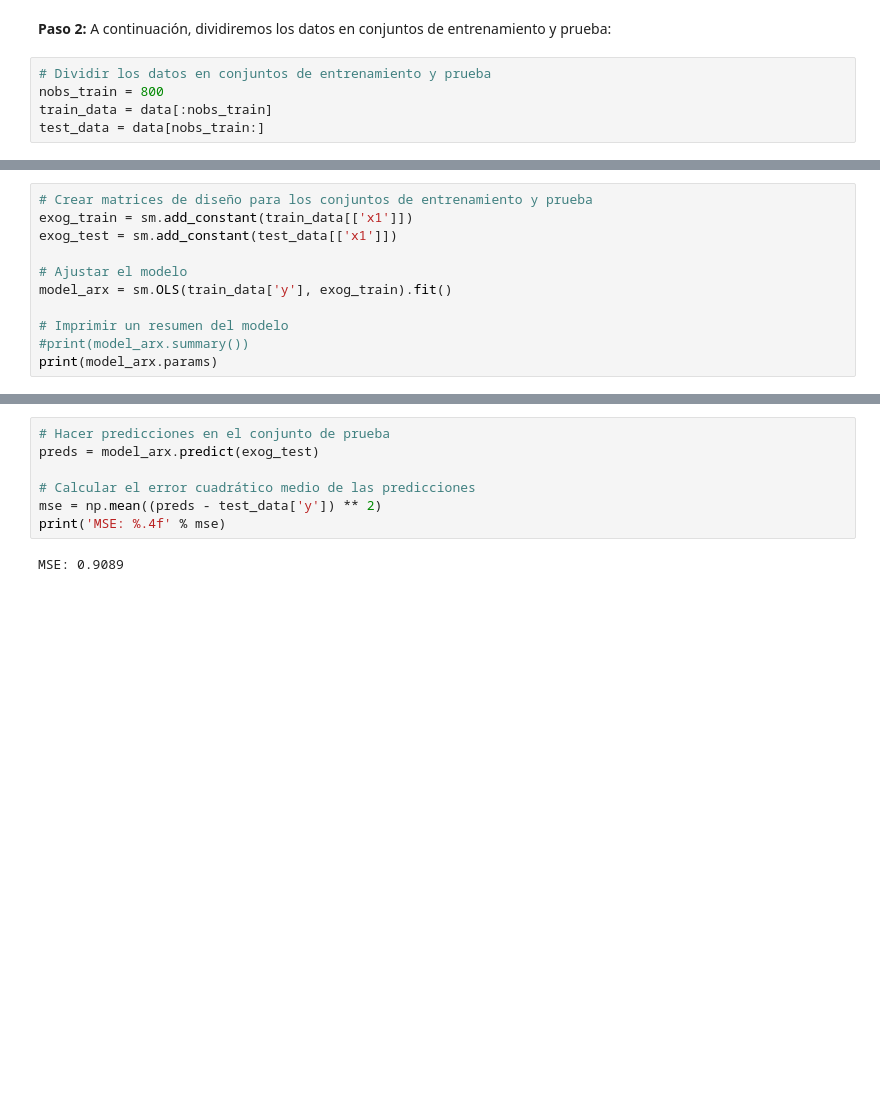
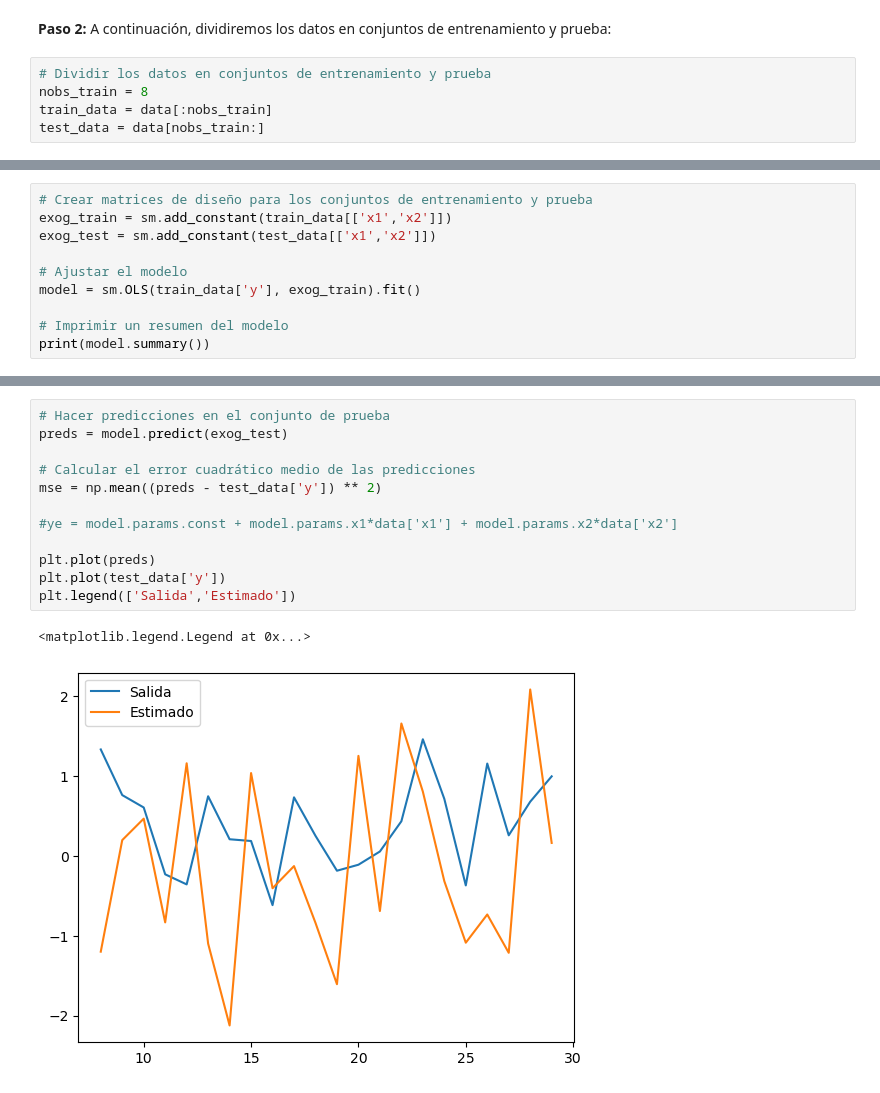
Before and after one commit to jairocuellar/System_identification, a Jupyter notebook: class_11_01.ipynb, the cells around one changed output, grey strips where cells are left out. Saved outputs shown, nothing was run; the diff lists cells and outputs as text; blank space fills up the shorter version.

```diff
--- a/class_11_01.ipynb
+++ b/class_11_01.ipynb
@@ -41,7 +36,7 @@ data
 **Paso 2:** A continuación, dividiremos los datos en conjuntos de entrenamiento y prueba:
 # %%
 # Dividir los datos en conjuntos de entrenamiento y prueba
-nobs_train = 800
+nobs_train = 8
 train_data = data[:nobs_train]
 test_data = data[nobs_train:]
 # %% [markdown]
@@ -49,12 +44,11 @@ test_data = data[nobs_train:]
 # %%
 # Crear matrices de diseño para los conjuntos de entrenamiento y prueba
-exog_train = sm.add_constant(train_data[['x1']])
-exog_test = sm.add_constant(test_data[['x1']])
+exog_train = sm.add_constant(train_data[['x1','x2']])
+exog_test = sm.add_constant(test_data[['x1','x2']])
 
 # Ajustar el modelo
-model_arx = sm.OLS(train_data['y'], exog_train).fit()
+model = sm.OLS(train_data['y'], exog_train).fit()
 
 # Imprimir un resumen del modelo
-#print(model_arx.summary())
-print(model_arx.params)
+print(model.summary())
 # %% [output]
@@ -64,9 +72,15 @@ dtype: float64
 # %%
 # Hacer predicciones en el conjunto de prueba
-preds = model_arx.predict(exog_test)
+preds = model.predict(exog_test)
 
 # Calcular el error cuadrático medio de las predicciones
 mse = np.mean((preds - test_data['y']) ** 2)
-print('MSE: %.4f' % mse)
+
+#ye = model.params.const + model.params.x1*data['x1'] + model.params.x2*data['x2']
+
+plt.plot(preds)
+plt.plot(test_data['y'])
+plt.legend(['Salida','Estimado'])
 # %% [output]
-MSE: 0.9089
+<matplotlib.legend.Legend at 0x...>
+[figure, added]
```
Also changed, not shown: parts of 4 cells of this notebook, 1 other file.
